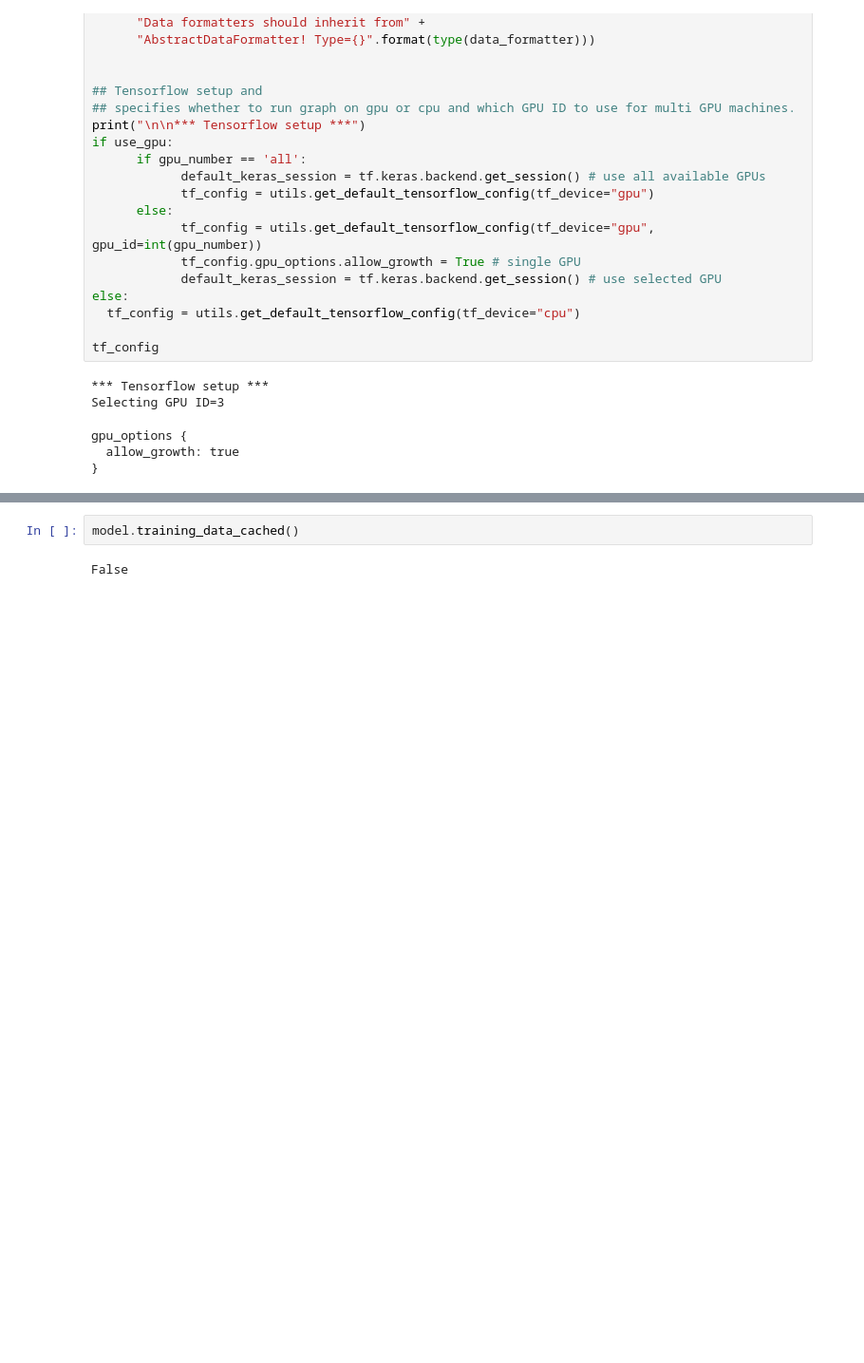
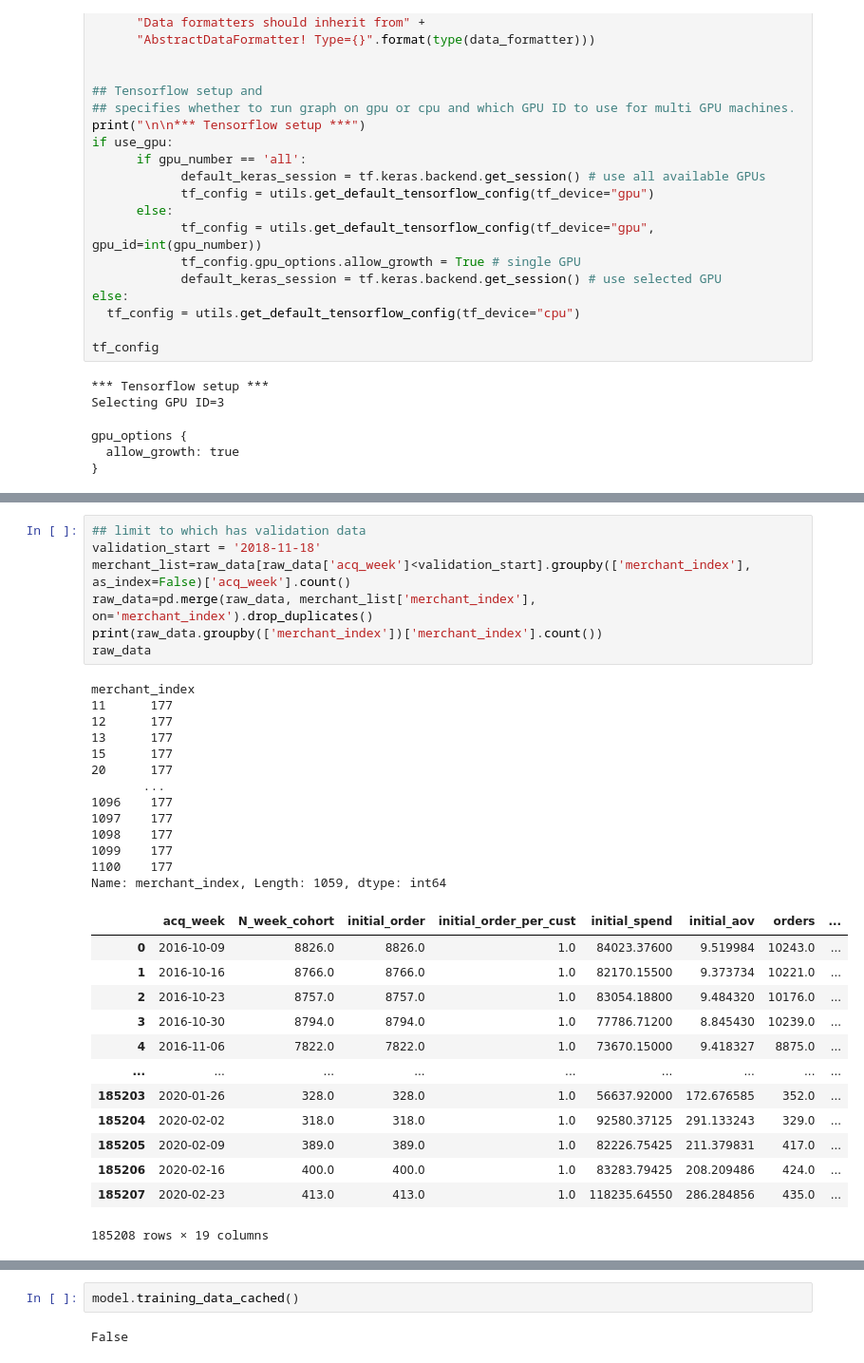
Before and after one commit to Isaac-JL-Chen/tft-cbcv, a Jupyter notebook: script_train_fixed_params.ipynb, the cells around one changed output, grey strips where cells are left out. Shown at 95% size. Saved outputs shown, nothing was run; the diff lists cells and outputs as text; blank space fills up the shorter version.

```diff
--- a/script_train_fixed_params.ipynb
+++ b/script_train_fixed_params.ipynb
@@ -116,3 +121,37 @@ Loading & splitting data...
+# %%
+## limit to which has validation data
+validation_start = '2018-11-18'
+merchant_list=raw_data[raw_data['acq_week']<validation_start].groupby(['merchant_index'], as_index=False)['acq_week'].count()
+raw_data=pd.merge(raw_data, merchant_list['merchant_index'], on='merchant_index').drop_duplicates()
+print(raw_data.groupby(['merchant_index'])['merchant_index'].count())
+raw_data
+# %% [output]
+merchant_index
+11      177
+12      177
+13      177
+15      177
+20      177
+       ...
+1096    177
+1097    177
+1098    177
+1099    177
+1100    177
+Name: merchant_index, Length: 1059, dtype: int64
+|  | acq_week | N_week_cohort | initial_order | initial_order_per_cust | initial_spend | initial_aov | orders | ... |
+| 0 | 2016-10-09 | 8826.0 | 8826.0 | 1.0 | 84023.37600 | 9.519984 | 10243.0 | ... |
+| 1 | 2016-10-16 | 8766.0 | 8766.0 | 1.0 | 82170.15500 | 9.373734 | 10221.0 | ... |
+| 2 | 2016-10-23 | 8757.0 | 8757.0 | 1.0 | 83054.18800 | 9.484320 | 10176.0 | ... |
+| 3 | 2016-10-30 | 8794.0 | 8794.0 | 1.0 | 77786.71200 | 8.845430 | 10239.0 | ... |
+| 4 | 2016-11-06 | 7822.0 | 7822.0 | 1.0 | 73670.15000 | 9.418327 | 8875.0 | ... |
+| ... | ... | ... | ... | ... | ... | ... | ... | ... |
+| 185203 | 2020-01-26 | 328.0 | 328.0 | 1.0 | 56637.92000 | 172.676585 | 352.0 | ... |
+| 185204 | 2020-02-02 | 318.0 | 318.0 | 1.0 | 92580.37125 | 291.133243 | 329.0 | ... |
+| 185205 | 2020-02-09 | 389.0 | 389.0 | 1.0 | 82226.75425 | 211.379831 | 417.0 | ... |
+| 185206 | 2020-02-16 | 400.0 | 400.0 | 1.0 | 83283.79425 | 208.209486 | 424.0 | ... |
+| 185207 | 2020-02-23 | 413.0 | 413.0 | 1.0 | 118235.64550 | 286.284856 | 435.0 | ... |
+185208 rows × 19 columns
 # %%
 print(" - Data is located in: ", data_csv_path)
 train, valid, test = data_formatter.split_data(raw_data) # set validation start, test start, test end in data_formatter file
```
Also changed, not shown: parts of 40 cells of this notebook, 11 other files.
